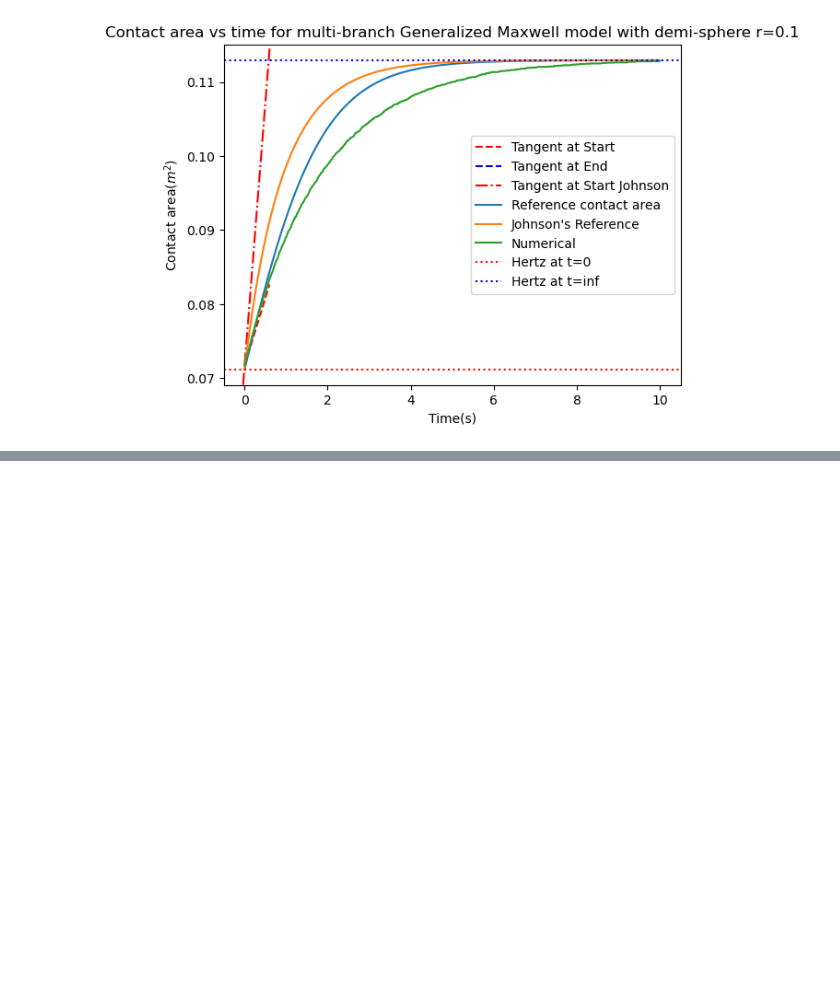
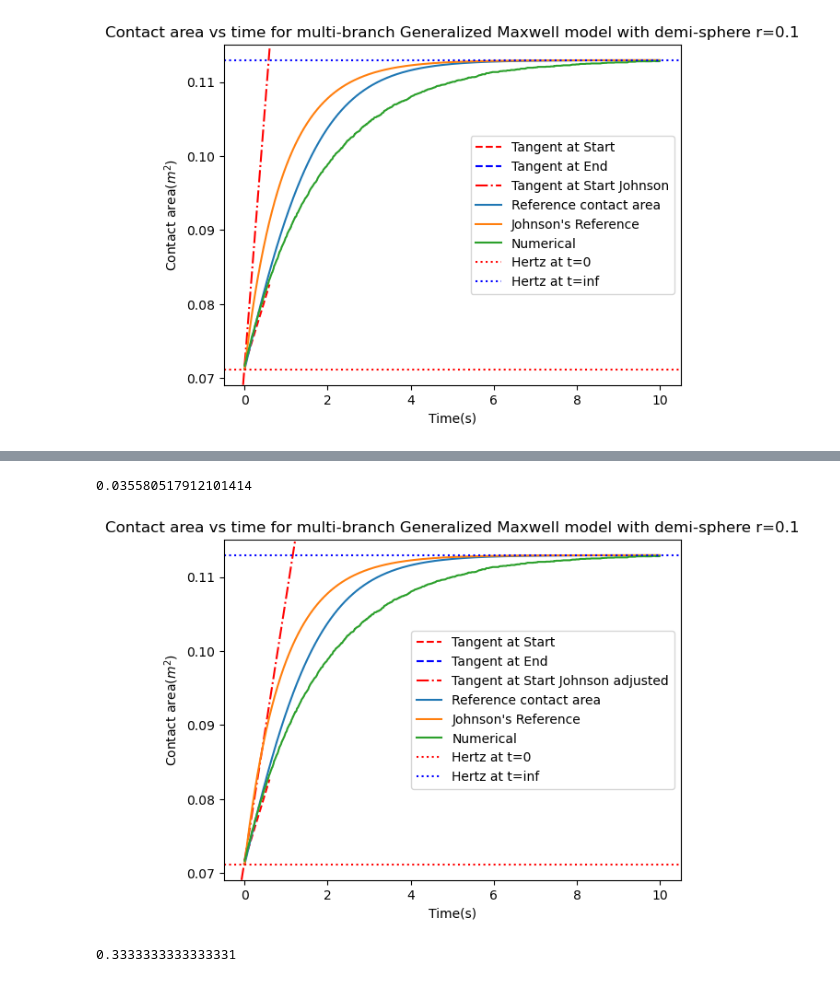
Before and after one commit to NathanLZC/Master-internship-repo-at-Institut-dAlembert, a Jupyter notebook: Week17/Johnson_analysis.ipynb, the cells around one changed output, grey strips where cells are left out. Cells and saved outputs as stored; diff of their text form; code cells hidden in the pictures; blank space fills up the shorter version.

Commit message:
Update adjusted factor in slope for Maxwell model result plot to match Johnson's book and non-adhesive solution

```diff
--- a/Week17/Johnson_analysis.ipynb
+++ b/Week17/Johnson_analysis.ipynb
@@ -371,23 +410,34 @@ plt.show()
+# %%
+slope_t0_Johnson_ref_adjusted = slope_t0_Johnson_ref * (G_inf/(G_inf+G[0]))
+slope_t0_Johnson_ref_adjusted
+# %% [output]
+0.035580517912101414
 # %%
 # Plot the tangent lines
 plt.plot([t0, t0 + tangent_length], [Ac[0], Ac[0] + slope_t0 * tangent_length], 'r--', label='Tangent at Start')
 plt.plot([t1 - tangent_length, t1], [Ac[-1] - slope_t1 * tangent_length, Ac[-1]], 'b--', label='Tangent at End')
 
 # Plot the reference tangent lines
-plt.axline([t0, Ac[0]], slope=slope_t0_Johnson_ref, color='r', linestyle='-.',label='Tangent at Start (Ref)')
+plt.axline([t0, Ac[0]], slope=slope_t0_Johnson_ref_adjusted, color='r', linestyle='-.')
 
 # Plot the reference contact area vs time
 plt.plot(np.arange(t0, t1, dt), Ac_visco_ref)
 # Plot the Johnson's solution
 plt.plot(np.arange(t0, t1, dt), Ac_Johnson_ref)
 
 plt.plot(np.arange(t0, t1, dt), Ac)
 plt.axhline(Ac_hertz_t0, color='red', linestyle='dotted')
 plt.axhline(Ac_hertz_t_inf, color='blue', linestyle='dotted')
 plt.xlabel("Time(s)")
 plt.ylabel("Contact area($m^2$)")
-plt.legend(["Tangent at Start", "Tangent at End", "Tangent at Start Johnson", "Reference contact area", "Johnson's Reference ", "Numerical", "Hertz at t=0", "Hertz at t=inf"])
+plt.legend(["Tangent at Start", "Tangent at End", "Tangent at Start Johnson adjusted", "Reference contact area", "Johnson's Reference ", "Numerical", "Hertz at t=0", "Hertz at t=inf"])
 #define a title that can read parameter tau_0
 plt.title("Contact area vs time for multi-branch Generalized Maxwell model with demi-sphere r=0.1")
 #plt.axhline(Ac_hertz_t_inf, color='blue')
 plt.show()
+# %% [output]
+[figure, added]
+# %%
+slope_t0_ref/ slope_t0_Johnson_ref
+# %% [output]
+0.3333333333333331
```
Also changed, not shown: parts of 3 cells of this notebook, 4 other files.
